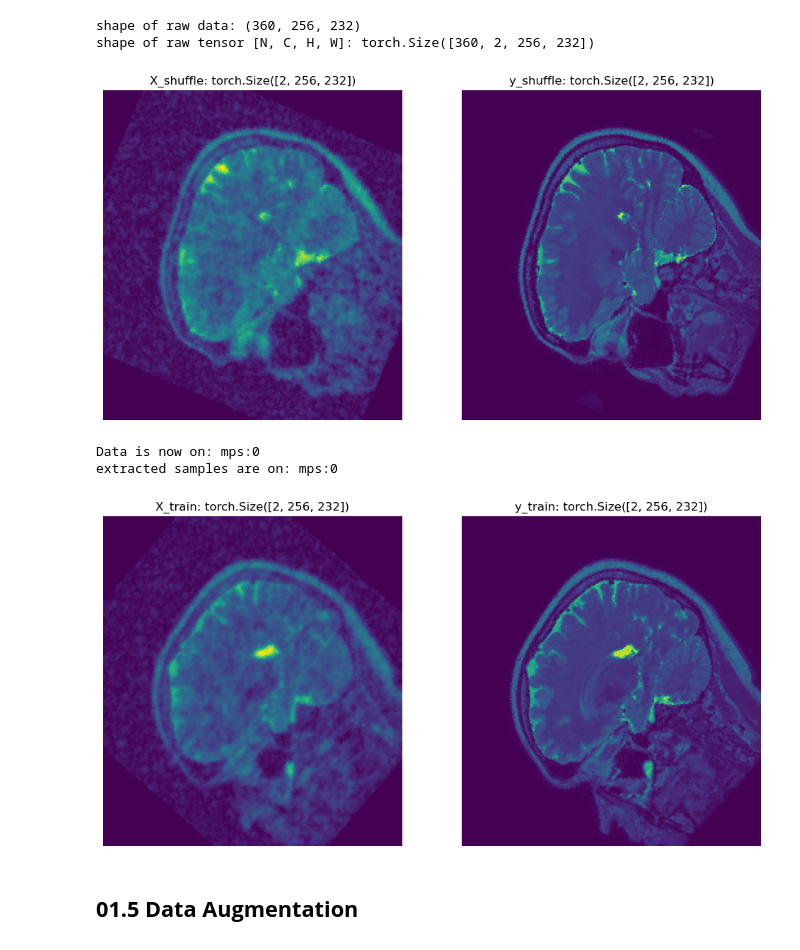
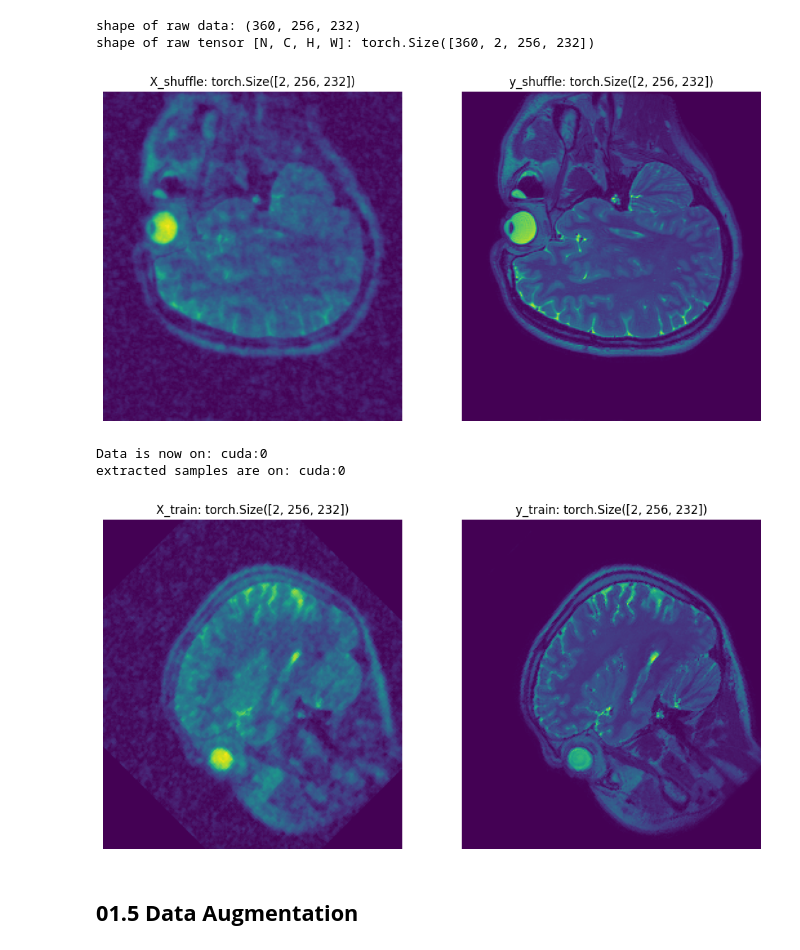
Before and after one commit to JasonLiu2024/MRI_project, a Jupyter notebook: Project_Colab_230409.ipynb, the cells around one changed output. Cells and saved outputs as stored; diff of their text form; code cells hidden in the pictures.

```diff
--- a/Project_Colab_230409.ipynb
+++ b/Project_Colab_230409.ipynb
@@ -126,7 +128,7 @@ def Augmentation_Compare(before, after, before_content, after_content):
 # load raw data
 LocalData = "my_data/dataset.hdf5"
 CollabData = "gdrive/MyDrive/Jason_StudentProject/my_data/dataset.hdf5"
-X_raw, y_raw = Load_h5py(LocalData)
+X_raw, y_raw = Load_h5py(CollabData)
 print(f"shape of raw data: {X_raw.shape}")
 X_split = ndarray_Complex_to_2_Channel(X_raw)
 y_split = ndarray_Complex_to_2_Channel(y_raw)
@@ -177,7 +179,7 @@ i = int(random.rand()*N)
 # %%
 Augmentation_Compare(X_shuffled[i], y_shuffled[i], "X_shuffle", "y_shuffle")
 # %% [output]
-[figure, old version]
+[figure, new version]
 # %%
 # put data onto device to train faster!
 # Reference: https://www.tutorialspoint.com/how-to-move-a-torch-tensor-from-cpu-to-gpu-and-vice-versa
@@ -186,38 +188,38 @@ y_shuffled = y_shuffled.to(device)
 print(f"Data is now on: {X_shuffled.device}")
 # partition data
 training_ct = int(N * 0.75)
 validate_ct = int(N * 0.05)
 test_ct = int(N * 0.2)
 dev_ct = 1
 partition = {
     'train': list(range(training_ct)),
     'validate': list(range(training_ct, training_ct + validate_ct)),
     'test': list(range(training_ct + validate_ct, N)),
     'dev_train': list(range(dev_ct)),
     'dev_val': list(range(dev_ct, dev_ct + 1))
 }
 labels = list[range(0, N)]
 # I put dataset dataset.hdf5 in folder 'my_data'
-train_dataset = h5py_Dataset(subset_X_IDs=partition['dev_train'],
+train_dataset = h5py_Dataset(subset_X_IDs=partition['train'],
                             y_IDs=labels,
                             augmented_X=X_shuffled,
                             augmented_y=y_shuffled)
-validate_dataset = h5py_Dataset(subset_X_IDs=partition['dev_val'],
+validate_dataset = h5py_Dataset(subset_X_IDs=partition['validate'],
                             y_IDs=labels,
                             augmented_X=X_shuffled,
                             augmented_y=y_shuffled)
 test_dataset = h5py_Dataset(subset_X_IDs=partition['test'],
                             y_IDs=labels,
                             augmented_X=X_shuffled,
                             augmented_y=y_shuffled)
 # Testing 'h5py_Dataset' class
 x1, y1 = train_dataset.__getitem__(0)
 print(f"extracted samples are on: {x1.device}")
 Augmentation_Compare(x1, y1, "X_train", "y_train")
 # %% [output]
-Data is now on: mps:0
-extracted samples are on: mps:0
+Data is now on: cuda:0
+extracted samples are on: cuda:0
-[figure, old version]
+[figure, new version]
 # %% [markdown]
 ## **01.5 Data Augmentation**
 # %%
```
Also changed, not shown: parts of 5 cells of this notebook.
